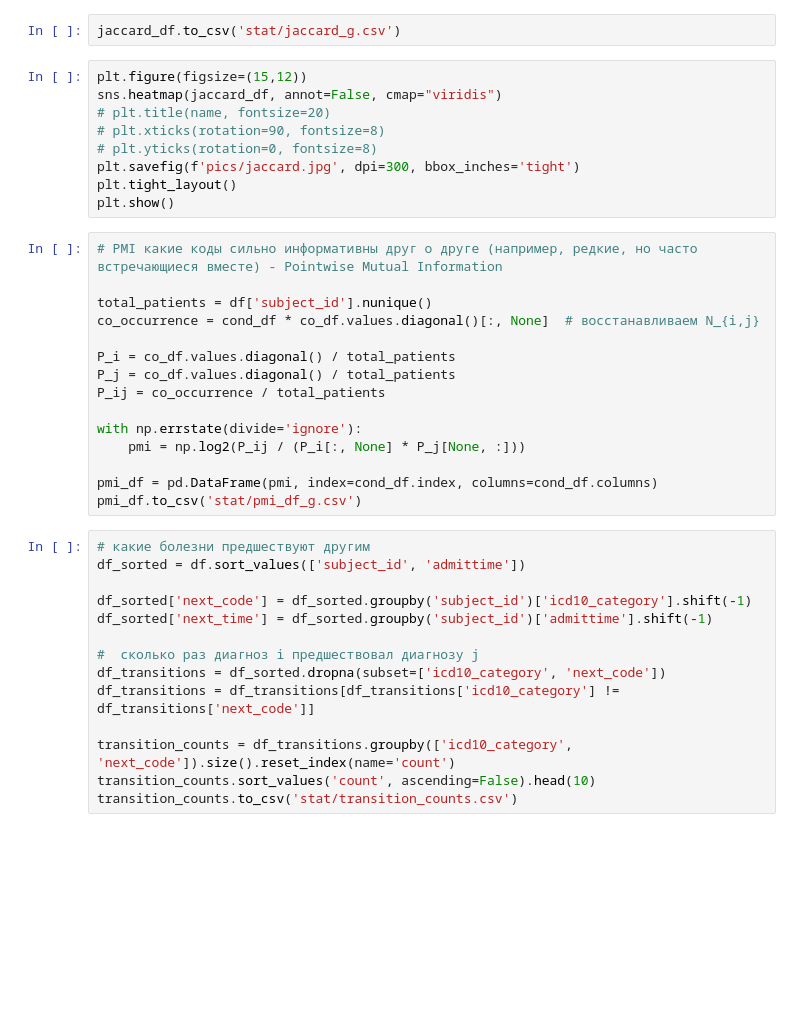
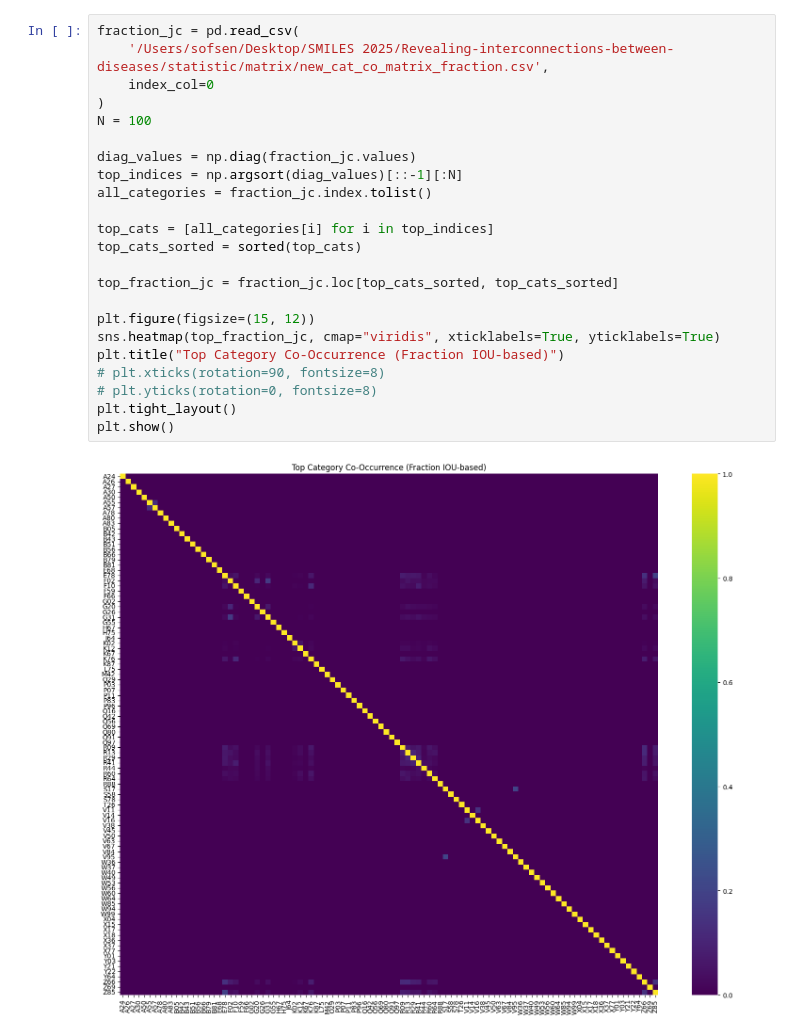
Before and after one commit to dwemer8/Revealing-interconnections-between-diseases, a Jupyter notebook: statistic/jaccard_pmi.ipynb, the cells around one changed output. Drawn from its saved outputs; the diff is of its cells as text; blank space fills up the shorter version.

Commit message:
new matrix jaccard - like

```diff
--- a/statistic/jaccard_pmi.ipynb
+++ b/statistic/jaccard_pmi.ipynb
@@ -57,40 +58,25 @@ jaccard_df = pd.DataFrame(jaccard_result, index=mlb.classes_, columns=mlb.classe
-# %%
-jaccard_df.to_csv('stat/jaccard_g.csv')
-# %%
-plt.figure(figsize=(15,12))
-sns.heatmap(jaccard_df, annot=False, cmap="viridis")
-# plt.title(name, fontsize=20)
-# plt.xticks(rotation=90, fontsize=8)
-# plt.yticks(rotation=0, fontsize=8)
-plt.savefig(f'pics/jaccard.jpg', dpi=300, bbox_inches='tight')
-plt.tight_layout()
-plt.show()
-# %%
-# PMI какие коды сильно информативны друг о друге (например, редкие, но часто встречающиеся вместе) - Pointwise Mutual Information
-
-total_patients = df['subject_id'].nunique()
-co_occurrence = cond_df * co_df.values.diagonal()[:, None]  # восстанавливаем N_{i,j}
-
-P_i = co_df.values.diagonal() / total_patients
-P_j = co_df.values.diagonal() / total_patients
-P_ij = co_occurrence / total_patients
-
-with np.errstate(divide='ignore'):
-    pmi = np.log2(P_ij / (P_i[:, None] * P_j[None, :]))
-
-pmi_df = pd.DataFrame(pmi, index=cond_df.index, columns=cond_df.columns)
-pmi_df.to_csv('stat/pmi_df_g.csv')
-# %%
-# какие болезни предшествуют другим
-df_sorted = df.sort_values(['subject_id', 'admittime'])
-
-df_sorted['next_code'] = df_sorted.groupby('subject_id')['icd10_category'].shift(-1)
-df_sorted['next_time'] = df_sorted.groupby('subject_id')['admittime'].shift(-1)
-
-#  сколько раз диагноз i предшествовал диагнозу j
-df_transitions = df_sorted.dropna(subset=['icd10_category', 'next_code'])
-df_transitions = df_transitions[df_transitions['icd10_category'] != df_transitions['next_code']]
-
-transition_counts = df_transitions.groupby(['icd10_category', 'next_code']).size().reset_index(name='count')
-transition_counts.sort_values('count', ascending=False).head(10)
-transition_counts.to_csv('stat/transition_counts.csv')
+# %%
+fraction_jc = pd.read_csv(
+    '/Users/sofsen/Desktop/SMILES 2025/Revealing-interconnections-between-diseases/statistic/matrix/new_cat_co_matrix_fraction.csv',
+    index_col=0
+)
+N = 100
+
+diag_values = np.diag(fraction_jc.values)
+top_indices = np.argsort(diag_values)[::-1][:N]
+all_categories = fraction_jc.index.tolist()
+
+top_cats = [all_categories[i] for i in top_indices]
+top_cats_sorted = sorted(top_cats)
+
+top_fraction_jc = fraction_jc.loc[top_cats_sorted, top_cats_sorted]
+
+plt.figure(figsize=(15, 12))
+sns.heatmap(top_fraction_jc, cmap="viridis", xticklabels=True, yticklabels=True)
+plt.title("Top Category Co-Occurrence (Fraction IOU-based)")
+# plt.xticks(rotation=90, fontsize=8)
+# plt.yticks(rotation=0, fontsize=8)
+plt.tight_layout()
+plt.show()
+# %% [output]
+[figure, added]
```
Also changed, not shown: parts of 13 cells of this notebook, 1 other file.
